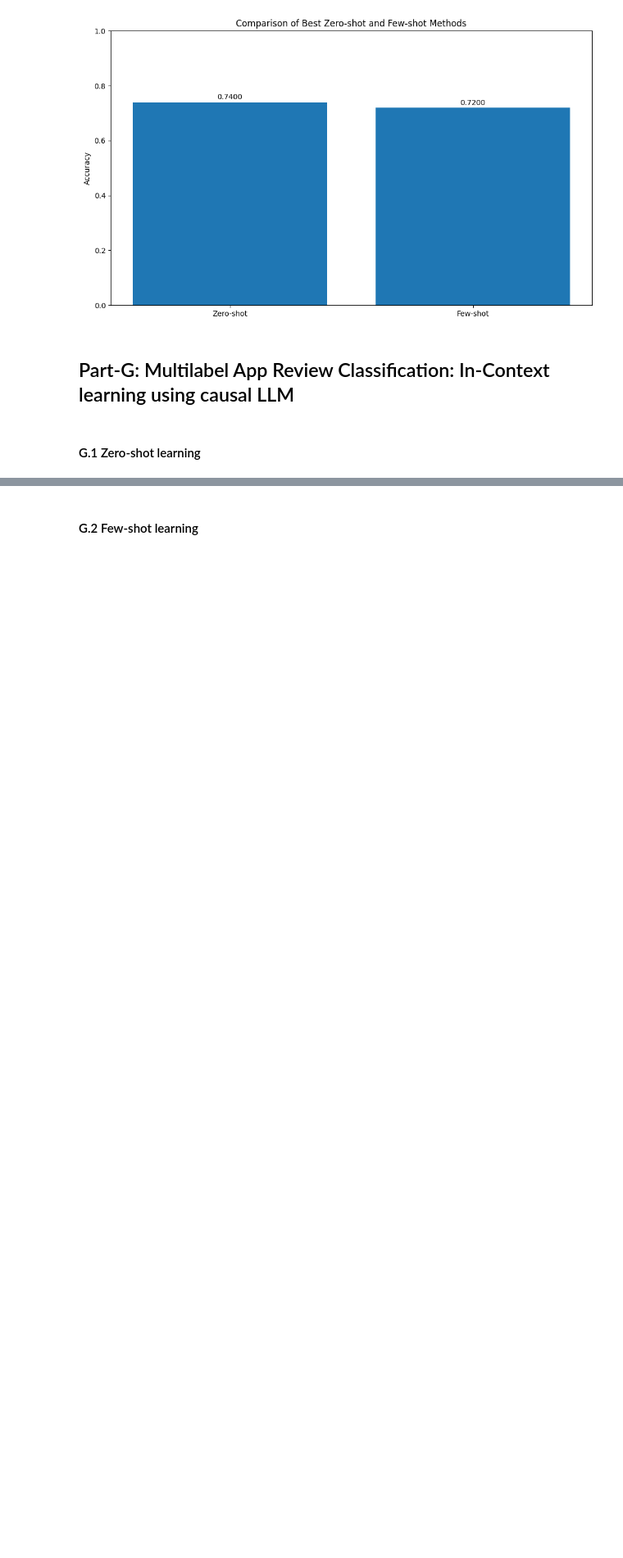
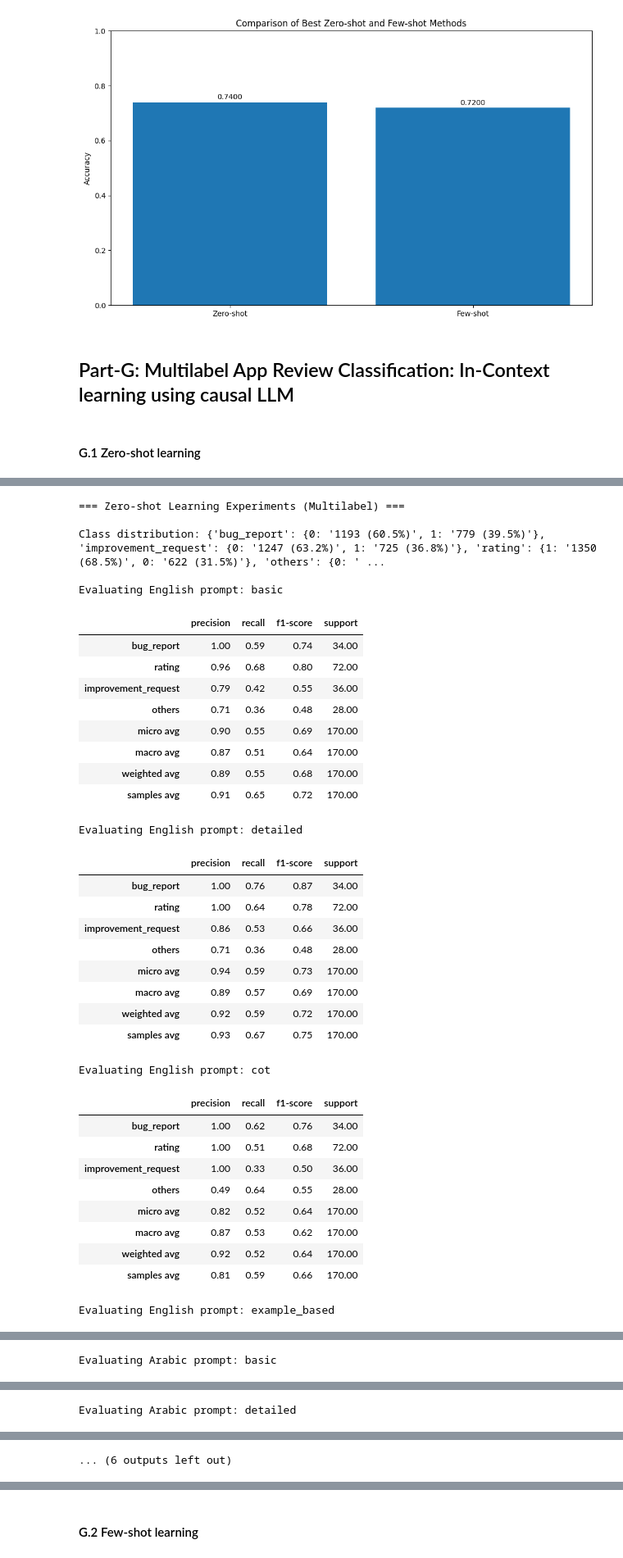
Before and after one commit to Hayder-Aleissa/NLP-Project, a Jupyter notebook: NLP_project.ipynb, the cells around one changed output, grey strips where cells are left out. Shown at 82% size. Drawn from its saved outputs; the diff is of its cells as text; code cells hidden in the pictures; blank space fills up the shorter version.

```diff
--- a/NLP_project.ipynb
+++ b/NLP_project.ipynb
@@ -3425,0 +4026,39 @@ plt.show()
+# %%
+# Zero-shot learning experiments
+english_results, arabic_results = zero_shot_learning(train_df, val_df, possible_labels, n_samples=100)
+# %% [output]
+=== Zero-shot Learning Experiments (Multilabel) ===
+
+Class distribution: {'bug_report': {0: '1193 (60.5%)', 1: '779 (39.5%)'}, 'improvement_request': {0: '1247 (63.2%)', 1: '725 (36.8%)'}, 'rating': {1: '1350 (68.5%)', 0: '622 (31.5%)'}, 'others': {0: ' ...
+
+Evaluating English prompt: basic
+|  | precision | recall | f1-score | support |
+| bug_report | 1.00 | 0.59 | 0.74 | 34.00 |
+| rating | 0.96 | 0.68 | 0.80 | 72.00 |
+| improvement_request | 0.79 | 0.42 | 0.55 | 36.00 |
+| others | 0.71 | 0.36 | 0.48 | 28.00 |
+| micro avg | 0.90 | 0.55 | 0.69 | 170.00 |
+| macro avg | 0.87 | 0.51 | 0.64 | 170.00 |
+| weighted avg | 0.89 | 0.55 | 0.68 | 170.00 |
+| samples avg | 0.91 | 0.65 | 0.72 | 170.00 |
+Evaluating English prompt: detailed
+|  | precision | recall | f1-score | support |
+| bug_report | 1.00 | 0.76 | 0.87 | 34.00 |
+| rating | 1.00 | 0.64 | 0.78 | 72.00 |
+| improvement_request | 0.86 | 0.53 | 0.66 | 36.00 |
+| others | 0.71 | 0.36 | 0.48 | 28.00 |
+| micro avg | 0.94 | 0.59 | 0.73 | 170.00 |
+| macro avg | 0.89 | 0.57 | 0.69 | 170.00 |
+| weighted avg | 0.92 | 0.59 | 0.72 | 170.00 |
+| samples avg | 0.93 | 0.67 | 0.75 | 170.00 |
+Evaluating English prompt: cot
+|  | precision | recall | f1-score | support |
+| bug_report | 1.00 | 0.62 | 0.76 | 34.00 |
+| rating | 1.00 | 0.51 | 0.68 | 72.00 |
+| improvement_request | 1.00 | 0.33 | 0.50 | 36.00 |
+| others | 0.49 | 0.64 | 0.55 | 28.00 |
+| micro avg | 0.82 | 0.52 | 0.64 | 170.00 |
+| macro avg | 0.87 | 0.53 | 0.62 | 170.00 |
+| weighted avg | 0.92 | 0.52 | 0.64 | 170.00 |
+| samples avg | 0.81 | 0.59 | 0.66 | 170.00 |
+Evaluating English prompt: example_based
@@ -3425,0 +4074 @@ plt.show()
+Evaluating Arabic prompt: basic
@@ -3425,0 +4084 @@ plt.show()
+Evaluating Arabic prompt: detailed
@@ -3425,0 +4094 @@ plt.show()
+... (6 outputs left out)
```
Also changed, not shown: parts of 40 cells of this notebook.
